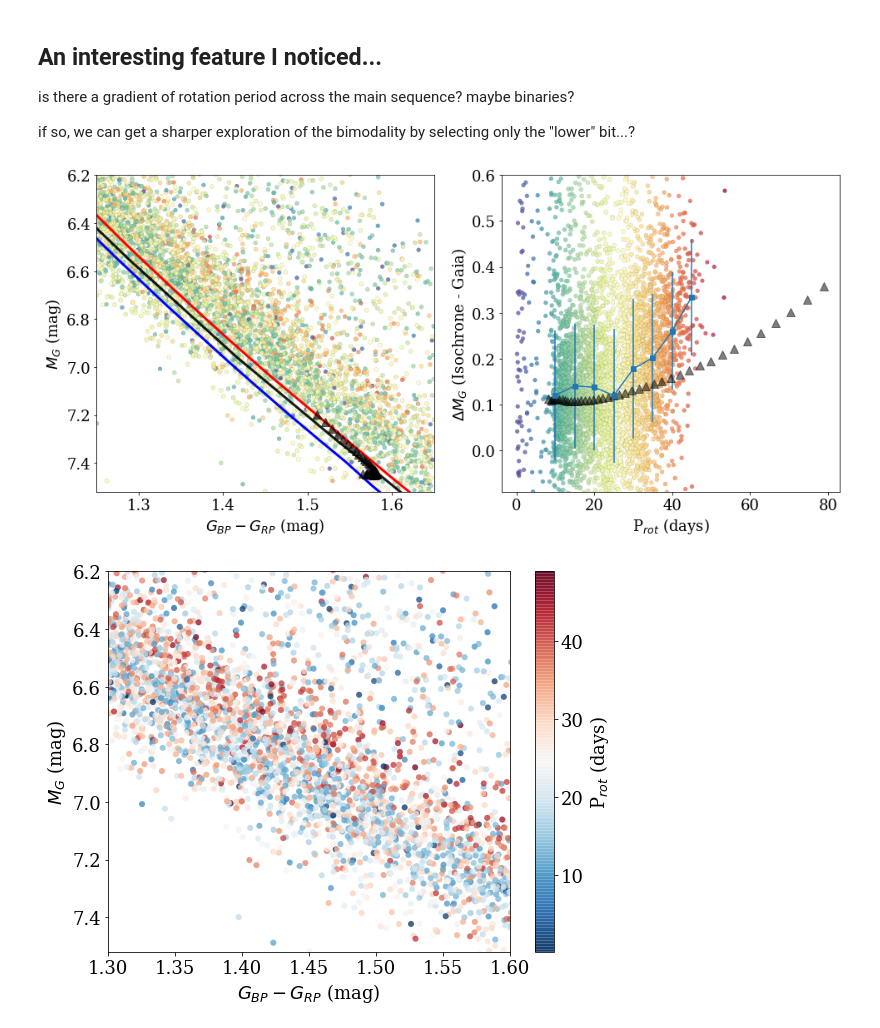
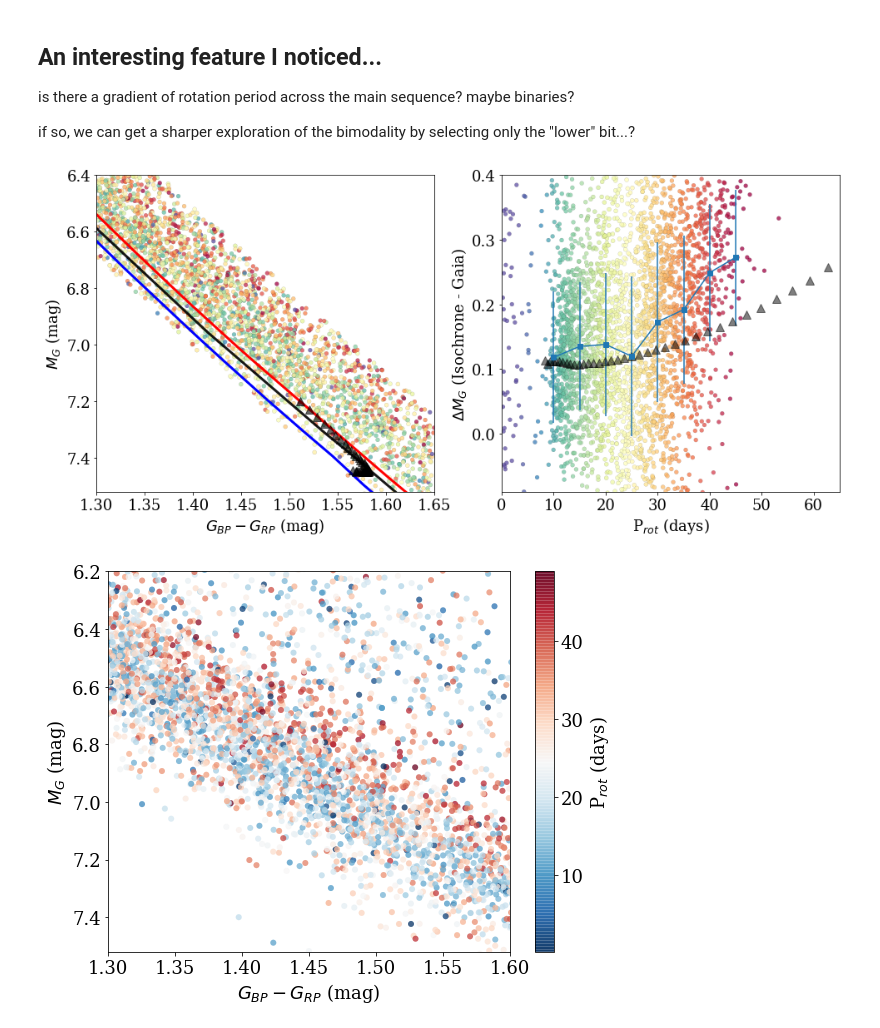
Before and after one commit to jradavenport/gaia2_kep_rot, a Jupyter notebook: notebooks/explore.ipynb, the cells around one changed output. Cells and saved outputs as stored; diff of their text form; code cells hidden in the pictures.

```diff
--- a/notebooks/explore.ipynb
+++ b/notebooks/explore.ipynb
@@ -348,18 +368,23 @@ if so, we can get a sharper exploration of the bimodality by selecting only the
 plt.figure(figsize=(16,7))
 cm = plt.cm.get_cmap('Spectral_r')
 
-crng = [1.25, 1.65]
+crng = [1.3, 1.65]
+cclim = [3, 45]
 
 # i forget what rb stands for.... but its stuff near the main sequence in a small range of color
-rb_ok0 = np.where((df[u'bp_rp'].values[ok] > crng[0]) & (df[u'bp_rp'].values[ok] < crng[1]) &
-                  (df[u'Prot'].values[ok] < 70))[0]
+rb_ok0 = np.where((df[u'bp_rp'].values[ok][msok] > crng[0]) &
+                  (df[u'bp_rp'].values[ok][msok] < crng[1]) &
+                  (df[u'Prot'].values[ok][msok] < 70))[0]
 
 plt.subplot(121)
 #----
-plt.scatter(df[u'bp_rp'].values[ok][rb_ok0],
-            df[u'phot_g_mean_mag'].values[ok][rb_ok0] - 5. * np.log10(df[u'r_est'].values[ok][rb_ok0])  + 5,
-            c=(df[u'Prot'].values[ok][rb_ok0]),
+plt.scatter(df[u'bp_rp'].values[ok][msok][rb_ok0],
+            df[u'phot_g_mean_mag'].values[ok][msok][rb_ok0] - 5. * np.log10(df[u'r_est'].values[ok][msok][rb_ok0]) + 5,
+            c=(df[u'Prot'].values[ok][msok][rb_ok0]),
             alpha=0.75, s=25, cmap=cm, edgecolors='k', lw=0.1, rasterized=False)
+
+plt.clim(cclim[0], cclim[1])
+
 
 # plt.plot(iso5e9['G_BPmag'].values[iok] - iso5e9['G_RPmag'].values[iok], iso5e9['Gmag'].values[iok],
 #          c='k', lw=2, alpha=0.9)
@@ -378,14 +403,13 @@ plt.plot(mist['Gaia_BP_DR2Rev'].values[m2] - mist['Gaia_RP_DR2Rev'].values[m2],
         lw=3, c='Red')
 
 
-plt.ylim(7.52,6.2)
+plt.ylim(7.52,6.4)
 plt.xlim(crng[0], crng[1])
 plt.xlabel('$G_{BP} - G_{RP}$ (mag)')
 plt.ylabel('$M_G$ (mag)')
 
 
 
-# plt.subplot(331)
 M_point = 0.7 # M_solar
 
 Mist_ages = np.unique(mist['log10_isochrone_age_yr'].values)
@@ -412,43 +436,47 @@ for aa in np.unique(mist['log10_isochrone_age_yr'].values[arng]):
 
     plt.plot(new_BR, new_G, marker='^', c='k', alpha=0.6, zorder=3, markersize=10)
 
 
 #----
 plt.subplot(122)
-rb_ok = np.where((df[u'bp_rp'].values[ok] > crng[0]) & (df[u'bp_rp'].values[ok] < crng[1]) &
-                  (delta_mag_mist > -0.1) & (delta_mag_mist < 0.6))[0]
+rb_ok = np.where((df[u'bp_rp'].values[ok][msok] > crng[0]) &
+                 (df[u'bp_rp'].values[ok][msok] < crng[1]) &
+                 (delta_mag_mist[msok] > -0.1) &
+                 (delta_mag_mist[msok] < 0.6))[0]
 
-plt.scatter(df[u'Prot'].values[ok][rb_ok], delta_mag_mist[rb_ok], c=(df[u'Prot'].values[ok][rb_ok]),
+plt.scatter(df[u'Prot'].values[ok][msok][rb_ok], delta_mag_mist[msok][rb_ok],
+            c=(df[u'Prot'].values[ok][msok][rb_ok]),
             s=25, alpha=0.75, cmap=cm, edgecolors='k', lw=0.1, rasterized=False)
+plt.clim(cclim[0], cclim[1])
 
 dy = 5
 yy = np.arange(10,50,dy)
 xx = np.zeros_like(yy, dtype='float')
 xxe = np.zeros_like(yy, dtype='float')
 for k in range(len(yy)):
-    xok = np.where((df[u'Prot'].values[ok][rb_ok] >= yy[k]-dy/2.) & (df[u'Prot'].values[ok][rb_ok] < (yy[k]+dy/2.)))
-    xx[k] = np.nanmedian(delta_mag_mist[rb_ok][xok])
-    xxe[k] = np.nanstd(delta_mag_mist[rb_ok][xok])
+    xok = np.where((df[u'Prot'].values[ok][msok][rb_ok] >= yy[k]-dy/2.) &
+                   (df[u'Prot'].values[ok][msok][rb_ok] < (yy[k]+dy/2.)))
+    xx[k] = np.nanmedian(delta_mag_mist[msok][rb_ok][xok])
+    xxe[k] = np.nanstd(delta_mag_mist[msok][rb_ok][xok])
 
 plt.errorbar(yy,xx, yerr=xxe, marker='s')
 
 BV07 = 1.126 #B-V color of a 0.7Msun star, from isochrone way below in notebook
 new_G0 = 7.4379784040958405
 for aa in np.unique(mist['log10_isochrone_age_yr'].values[arng]):
     aok = np.where((mist['log10_isochrone_age_yr'] == aa) & (mist['phase']==0))
     new_G = np.interp(M_point, mist['star_mass'].values[aok],
                       mist['Gaia_G_DR2Rev'].values[aok])
     plt.plot(MM09e2(BV07, (10.**aa)/1e6), new_G0 - new_G+0.12, marker='^', c='k', alpha=0.5, zorder=2, markersize=10)
-#     print(aa, new_G)
 
-# plt.xlim(0,50)
-plt.ylim(-0.09, 0.6)
+plt.xlim(0, 65)
+plt.ylim(-0.09, 0.4)
 plt.ylabel(r'$\Delta M_G$ (Isochrone - Gaia)')
 plt.xlabel('P$_{rot}$ (days)')
 
 plt.savefig('../figures/cmd_zoom'+ftype, dpi=300, bbox_inches='tight', pad_inches=0.25)
 # %% [output]
-[figure, old version]
+[figure, new version]
 # %%
 plt.figure(figsize=(9,7))
 
```
Also changed, not shown: parts of 8 cells of this notebook, 17 other files.
